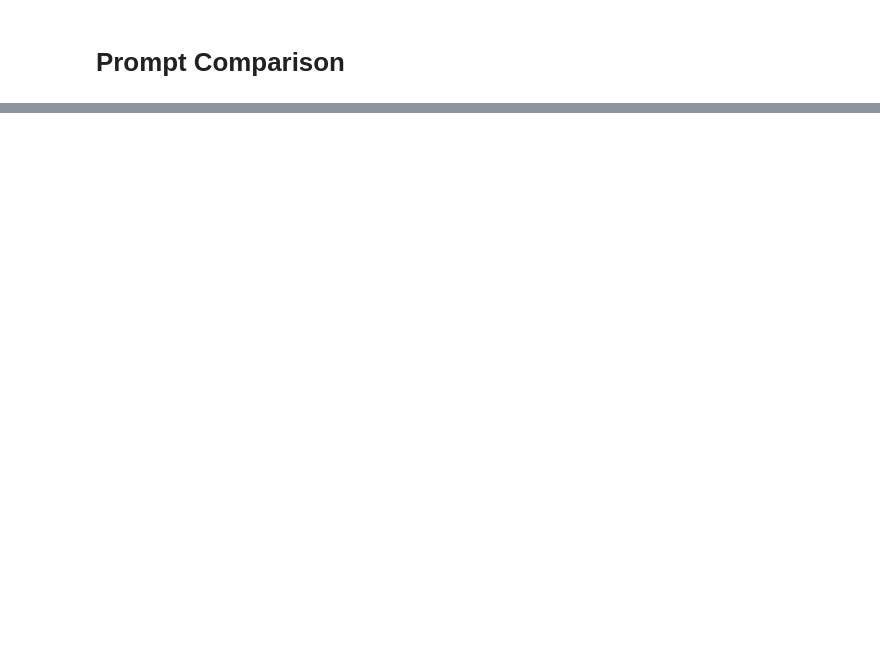
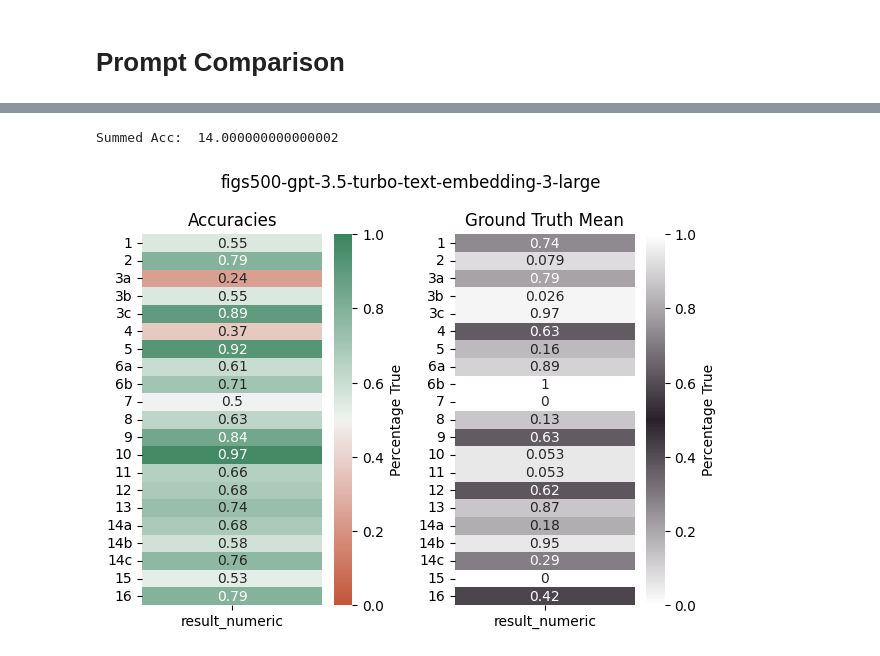
Before and after one commit to timovdk/grolts-llm, a Jupyter notebook: src/eval.ipynb, the cells around one changed output, grey strips where cells are left out. Cells and saved outputs as stored; diff of their text form; code cells hidden in the pictures; blank space fills up the shorter version.

```diff
--- a/src/eval.ipynb
+++ b/src/eval.ipynb
@@ -231,0 +189,77 @@ plt.show()
+# %%
+filename = 'figs500-gpt-3.5-turbo-text-embedding-3-large'
+experiment = '-p2'
+# %%
+df = pd.read_csv(path + filename + experiment + '.csv')
+
+df_labels = pd.read_csv('./data_out/human_labels.csv', delimiter=';')
+
+df.replace(('YES', 'Yes', 'yes', 'NO', 'No', 'no'), (1, 1, 1, 0, 0, 0), inplace=True)
+
+res = {}
+for i in range(38):
+    pred = df[df['paper_id'] == i]
+    true = df_labels[df_labels['paper_id'] == i]
+
+    paper_res = {}
+    for col in pred:
+        if col != 'paper_id':
+            paper_res[col] = pred[col].values[0] == true[col].values[0]
+
+    res[i] = paper_res
+
+df_res = pd.DataFrame.from_dict(res, orient='index')
+
+fig, (ax1, ax2) = plt.subplots(1, 2)
+
+df_res = df_res.reset_index().rename(columns={"index":"paper_id"})
+df_test = df_res.melt(id_vars=['paper_id'], value_vars=['0', '1', '2', '3', '4', '5', '6', '7', '8', '9', '10', '11', '12', '13', '14', '15', '16', '17', '18', '19', '20'], var_name='question', value_name='result')
+
+#df_test.dropna(inplace=True)
+
+# Convert the 'question' column to integer for proper sorting
+df_test['question'] = df_test['question'].astype(int)
+
+df_test['result_numeric'] = df_test['result'].astype(int)
+
+percent_true_by_question = df_test.groupby('question')['result_numeric'].mean().reset_index()
+#percent_true_by_question = percent_true_by_question.sort_values(by='result_numeric', ascending=False)
+print('Summed Acc: ', percent_true_by_question.sum()['result_numeric'])
+g = sns.heatmap(
+    percent_true_by_question.set_index('question'),
+    annot=True,
+    cmap=sns.diverging_palette(20, 145, as_cmap=True),
+    cbar_kws={'label': 'Percentage True'},
+    vmin=0, vmax=1, ax=ax1
+)
+g.set_title('Accuracies')
+g.set_xlabel('')
+g.set_ylabel('')
+if GROLTS_LABELS:
+    g.set_yticklabels(['1', '2', '3a', '3b', '3c', '4', '5', '6a', '6b', '7', '8', '9', '10', '11', '12', '13', '14a', '14b', '14c', '15', '16'])  # Sort y-ticks numerically
+
+df_lab = df_labels.melt(id_vars=['paper_id'], value_vars=['0', '1', '2', '3', '4', '5', '6', '7', '8', '9', '10', '11', '12', '13', '14', '15', '16', '17', '18', '19', '20'], var_name='question', value_name='result')
+
+df_lab['result_numeric'] = df_lab['result']
+
+percent_true_by_question_lab = df_lab.groupby('question')['result_numeric'].mean().reset_index()
+percent_true_by_question_lab = percent_true_by_question_lab.reindex(percent_true_by_question.index)
+
+g = sns.heatmap(
+    percent_true_by_question_lab.set_index('question'),
+    annot=True,
+    cmap=sns.diverging_palette(0, 0, l=100, center="dark", as_cmap=True),
+    cbar_kws={'label': 'Percentage True'},
+    vmin=0, vmax=1, ax=ax2
+)
+g.set_title('Ground Truth Mean')
+g.set_xlabel('')
+g.set_ylabel('')
+if GROLTS_LABELS:
+    g.set_yticklabels(['1', '2', '3a', '3b', '3c', '4', '5', '6a', '6b', '7', '8', '9', '10', '11', '12', '13', '14a', '14b', '14c', '15', '16'])  # Sort y-ticks numerically
+
+fig.suptitle(filename)
+fig.tight_layout()
+# %% [output]
+Summed Acc:  14.000000000000002
+[figure, added]
```
Also changed, not shown: parts of 9 cells of this notebook, 5 other files.
